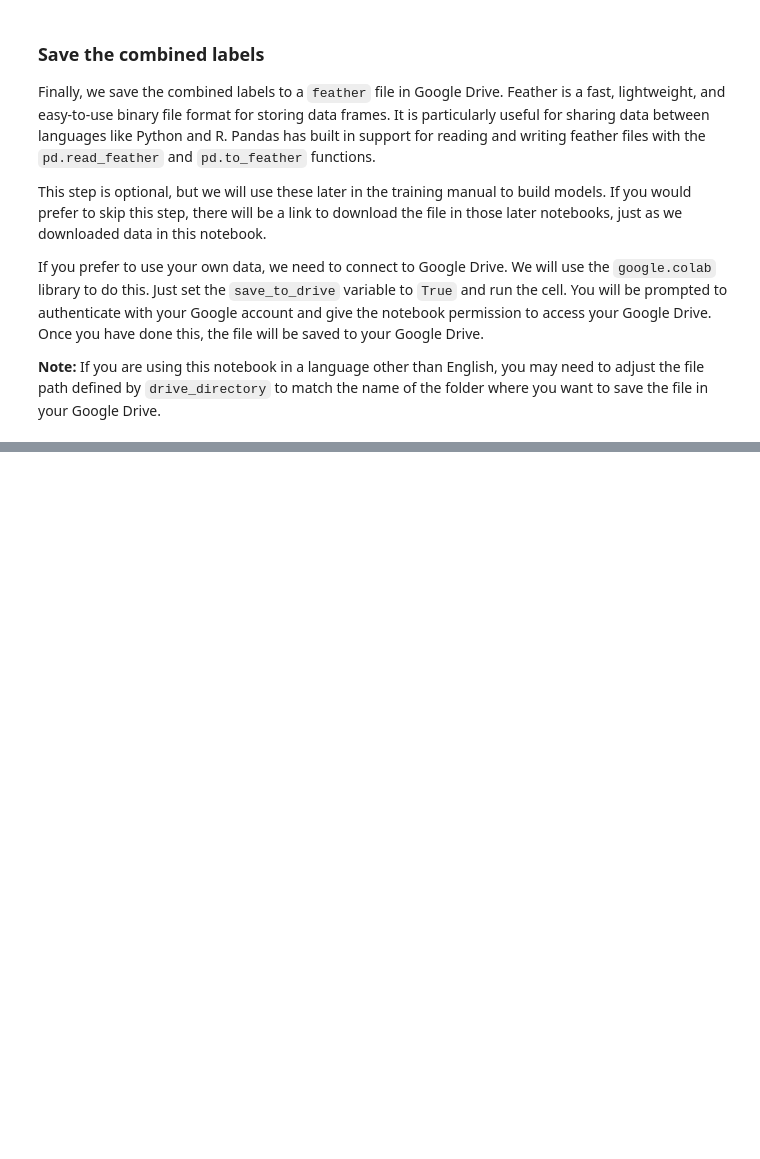
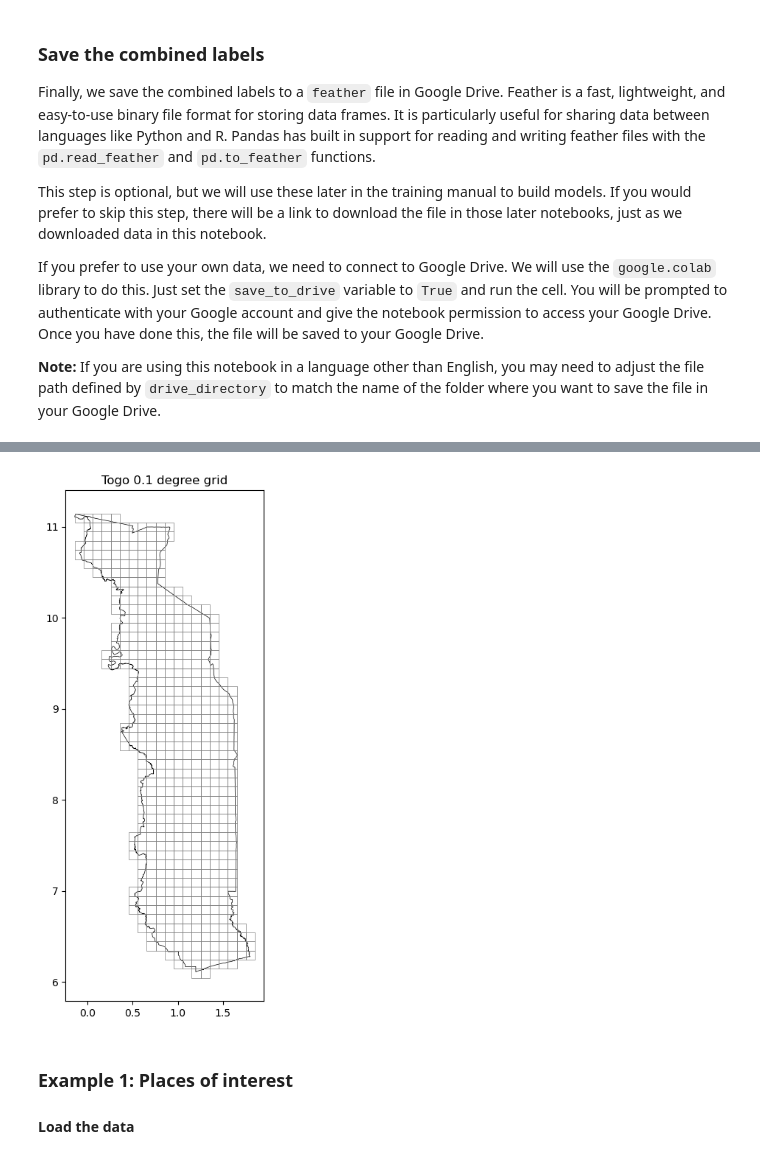
Before and after one commit to fless-lab/MOSAIKS-Training-Manual-French-Version, a Jupyter notebook: notebooks/demo/02-label-data_demo.ipynb, the cells around one changed output, grey strips where cells are left out. Saved outputs shown, nothing was run; the diff lists cells and outputs as text; code cells hidden in the pictures; blank space fills up the shorter version.

```diff
--- a/notebooks/demo/02-label-data_demo.ipynb
+++ b/notebooks/demo/02-label-data_demo.ipynb
@@ -1276,0 +1297,23 @@ Summary text here.
+# %%
+tgo_buffer = tgo_gdf.copy()
+tgo_buffer.geometry = tgo_buffer.geometry.buffer(0.1)
+
+tgo_grid_big = create_grid(
+    tgo_buffer,
+    resolution=0.1,
+    geometry_col="geometry",
+    id_col="shapeISO",
+    return_ids=True,
+)
+tgo_grid_big_gdf = gpd.GeoDataFrame(
+    tgo_grid_big,
+    geometry=gpd.points_from_xy(tgo_grid_big.lon, tgo_grid_big.lat),
+    crs="EPSG:4326",
+)
+tgo_grid_big_gdf.geometry = tgo_grid_big_gdf.geometry.buffer(0.05, cap_style=3)
+
+tgo_grid_big_gdf = tgo_grid_big_gdf[tgo_grid_big_gdf.intersects(tgo_gdf.unary_union)]
+
+print(f"Shape (row, col): {tgo_grid_big_gdf.shape}")
+
+tgo_grid_big_gdf.head()
@@ -1276,0 +1330,26 @@ Summary text here.
+# %%
+fig, ax = plt.subplots(figsize=(5, 9))
+
+tgo_gdf.plot(
+    ax=ax,
+    color="none",
+    edgecolor="black",
+    linewidth=0.51,
+)
+
+tgo_grid_big_gdf.plot(
+    ax=ax,
+    color="none",
+    edgecolor="grey",
+    linewidth=0.5,
+)
+
+plt.title("Togo 0.1 degree grid")
+
+plt.show()
+# %% [output]
+[figure, added]
+# %% [markdown]
+### Example 1: Places of interest
+
+#### Load the data
```
Also changed, not shown: parts of 44 cells of this notebook, 13 other files.
